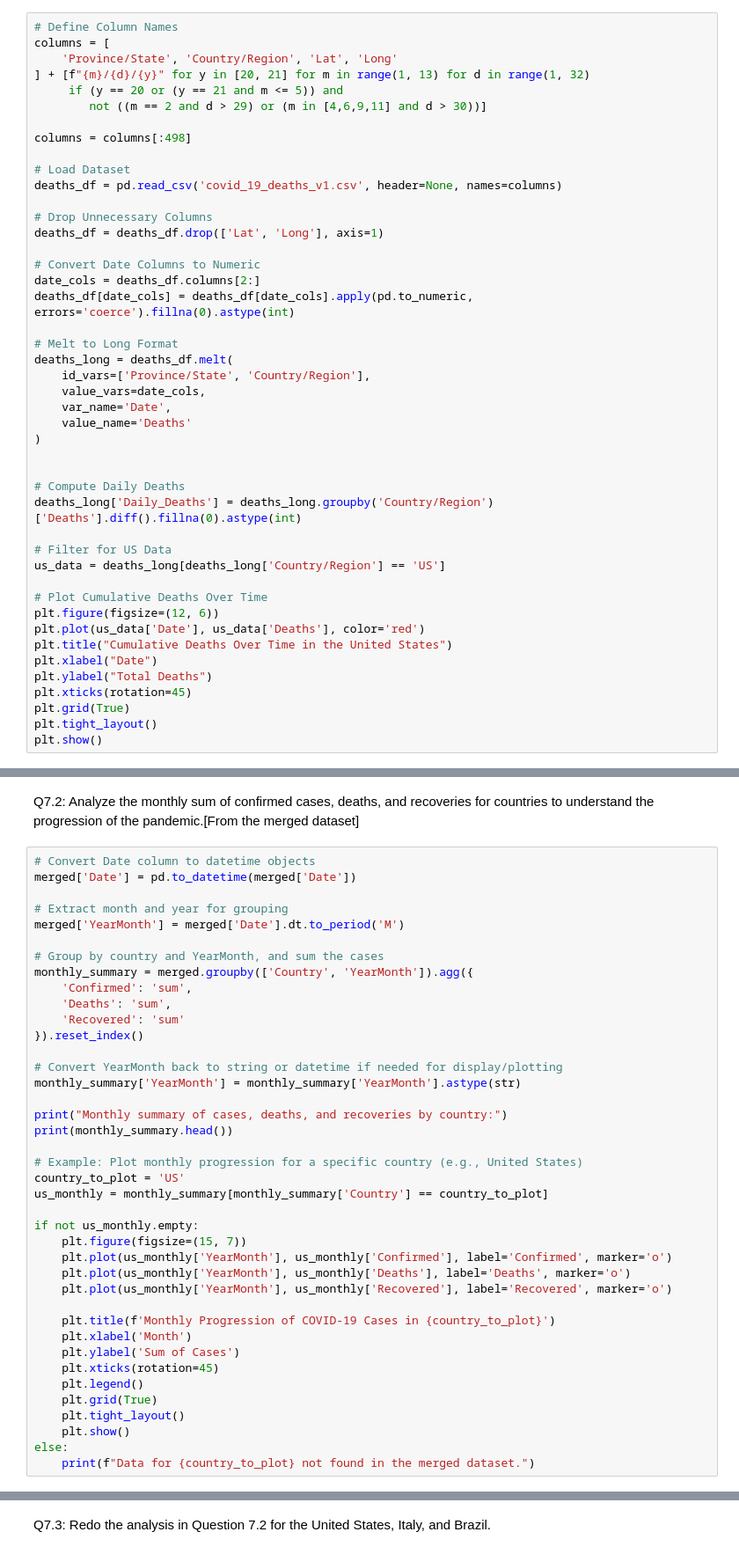
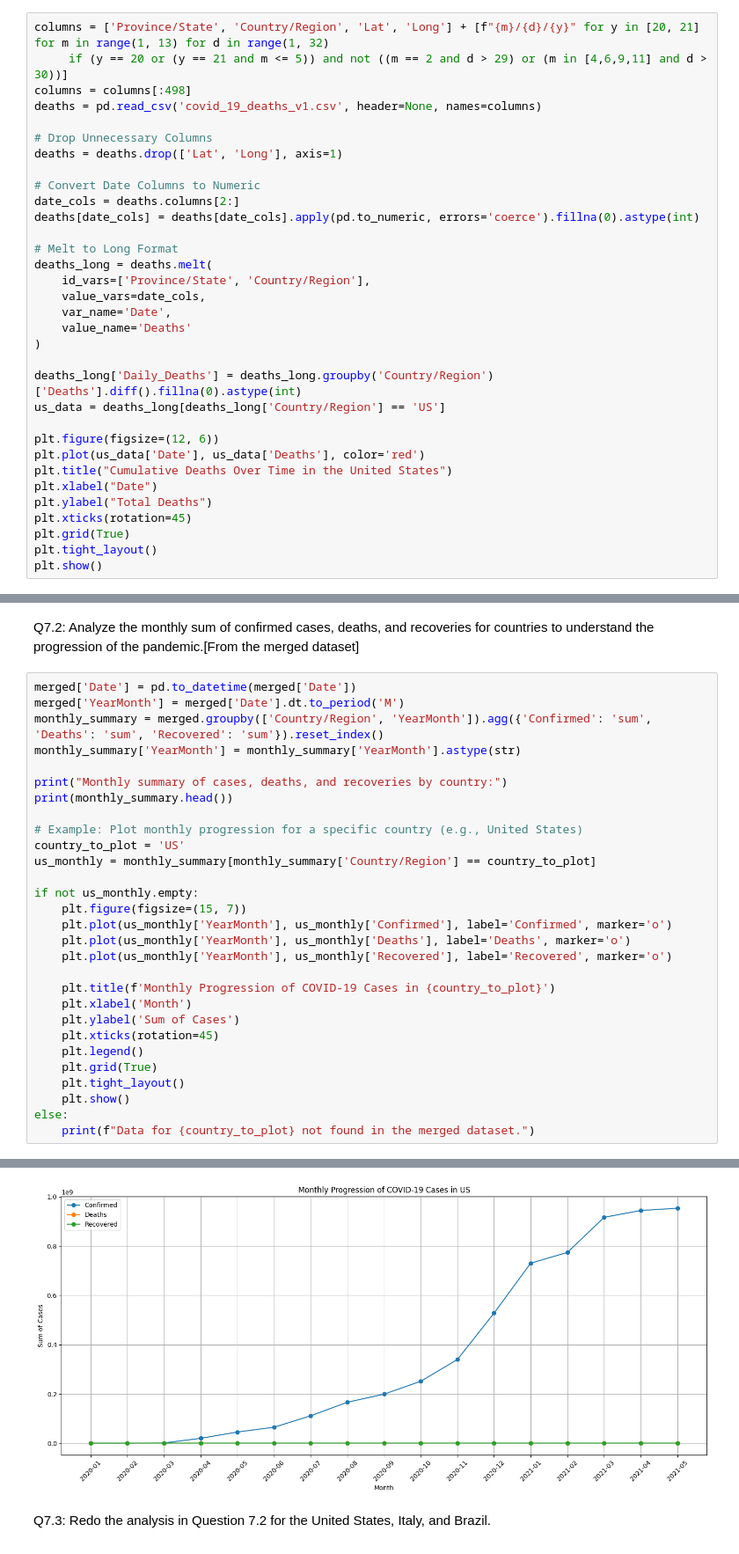
Before and after one commit to ajit421/COVID-19_Data_Analysis, a Jupyter notebook: COVID_19_Data_Analysis.ipynb, the cells around one changed output, grey strips where cells are left out. Shown at 88% size. Cells and saved outputs as stored; diff of their text form.

```diff
--- a/COVID_19_Data_Analysis.ipynb
+++ b/COVID_19_Data_Analysis.ipynb
@@ -620,41 +203,29 @@ print(deaths_long[['Country/Region', 'Date', 'Cumulative_Deaths', 'Daily_New_Dea
 # %% [markdown]
 Q6.4: How have the total deaths evolved over time in the United States?
 # %%
-# Define Column Names
-columns = [
-    'Province/State', 'Country/Region', 'Lat', 'Long'
-] + [f"{m}/{d}/{y}" for y in [20, 21] for m in range(1, 13) for d in range(1, 32)
-     if (y == 20 or (y == 21 and m <= 5)) and
-        not ((m == 2 and d > 29) or (m in [4,6,9,11] and d > 30))]
-
+columns = ['Province/State', 'Country/Region', 'Lat', 'Long'] + [f"{m}/{d}/{y}" for y in [20, 21] for m in range(1, 13) for d in range(1, 32)
+     if (y == 20 or (y == 21 and m <= 5)) and not ((m == 2 and d > 29) or (m in [4,6,9,11] and d > 30))]
 columns = columns[:498]
-
-# Load Dataset
-deaths_df = pd.read_csv('covid_19_deaths_v1.csv', header=None, names=columns)
+deaths = pd.read_csv('covid_19_deaths_v1.csv', header=None, names=columns)
 
 # Drop Unnecessary Columns
-deaths_df = deaths_df.drop(['Lat', 'Long'], axis=1)
+deaths = deaths.drop(['Lat', 'Long'], axis=1)
 
 # Convert Date Columns to Numeric
-date_cols = deaths_df.columns[2:]
-deaths_df[date_cols] = deaths_df[date_cols].apply(pd.to_numeric, errors='coerce').fillna(0).astype(int)
+date_cols = deaths.columns[2:]
+deaths[date_cols] = deaths[date_cols].apply(pd.to_numeric, errors='coerce').fillna(0).astype(int)
 
 # Melt to Long Format
-deaths_long = deaths_df.melt(
+deaths_long = deaths.melt(
     id_vars=['Province/State', 'Country/Region'],
     value_vars=date_cols,
     var_name='Date',
     value_name='Deaths'
 )
 
-
-# Compute Daily Deaths
 deaths_long['Daily_Deaths'] = deaths_long.groupby('Country/Region')['Deaths'].diff().fillna(0).astype(int)
-
-# Filter for US Data
 us_data = deaths_long[deaths_long['Country/Region'] == 'US']
 
-# Plot Cumulative Deaths Over Time
 plt.figure(figsize=(12, 6))
 plt.plot(us_data['Date'], us_data['Deaths'], color='red')
 plt.title("Cumulative Deaths Over Time in the United States")
@@ -740,20 +297,9 @@ print("Files combined successfully into 'combined.csv'")
 # %% [markdown]
 Q7.2: Analyze the monthly sum of confirmed cases, deaths, and recoveries for countries to understand the progression of the pandemic.[From the merged dataset]
 # %%
-# Convert Date column to datetime objects
 merged['Date'] = pd.to_datetime(merged['Date'])
-
-# Extract month and year for grouping
 merged['YearMonth'] = merged['Date'].dt.to_period('M')
-
-# Group by country and YearMonth, and sum the cases
-monthly_summary = merged.groupby(['Country', 'YearMonth']).agg({
-    'Confirmed': 'sum',
-    'Deaths': 'sum',
-    'Recovered': 'sum'
-}).reset_index()
-
-# Convert YearMonth back to string or datetime if needed for display/plotting
+monthly_summary = merged.groupby(['Country/Region', 'YearMonth']).agg({'Confirmed': 'sum', 'Deaths': 'sum', 'Recovered': 'sum'}).reset_index()
 monthly_summary['YearMonth'] = monthly_summary['YearMonth'].astype(str)
 
 print("Monthly summary of cases, deaths, and recoveries by country:")
@@ -761,7 +307,7 @@ print(monthly_summary.head())
 
 # Example: Plot monthly progression for a specific country (e.g., United States)
 country_to_plot = 'US'
-us_monthly = monthly_summary[monthly_summary['Country'] == country_to_plot]
+us_monthly = monthly_summary[monthly_summary['Country/Region'] == country_to_plot]
 
 if not us_monthly.empty:
     plt.figure(figsize=(15, 7))
@@ -779,3 +325,4 @@ if not us_monthly.empty:
     plt.show()
 else:
     print(f"Data for {country_to_plot} not found in the merged dataset.")
+# %% [output]
@@ -782,3 +336,4 @@ else:
+[figure, added]
 # %% [markdown]
 Q7.3: Redo the analysis in Question 7.2 for the United States, Italy, and Brazil.
 # %%
```
Also changed, not shown: parts of 34 cells of this notebook.
